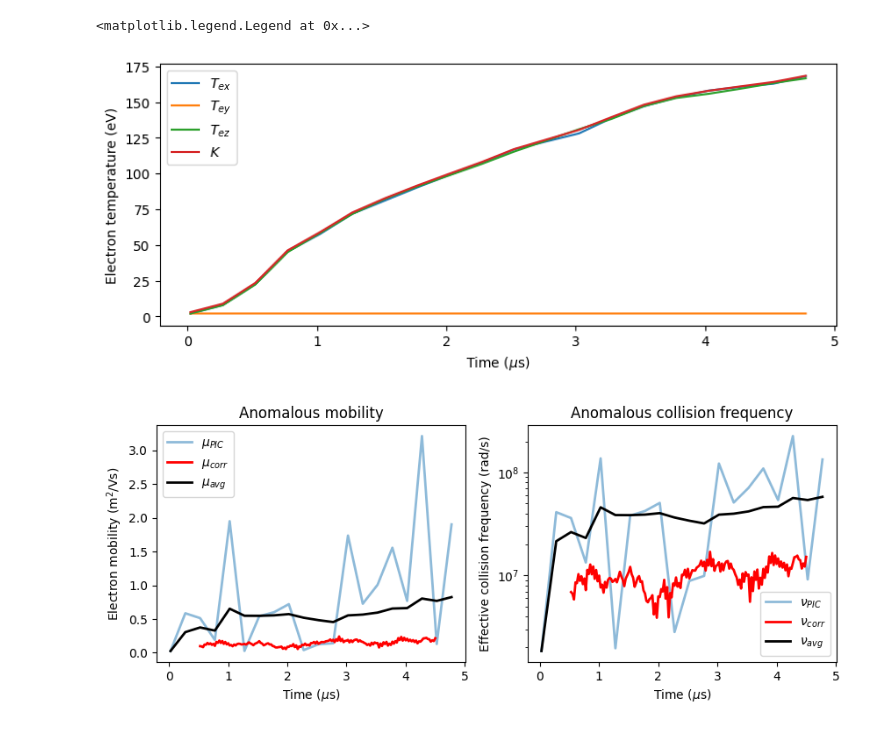
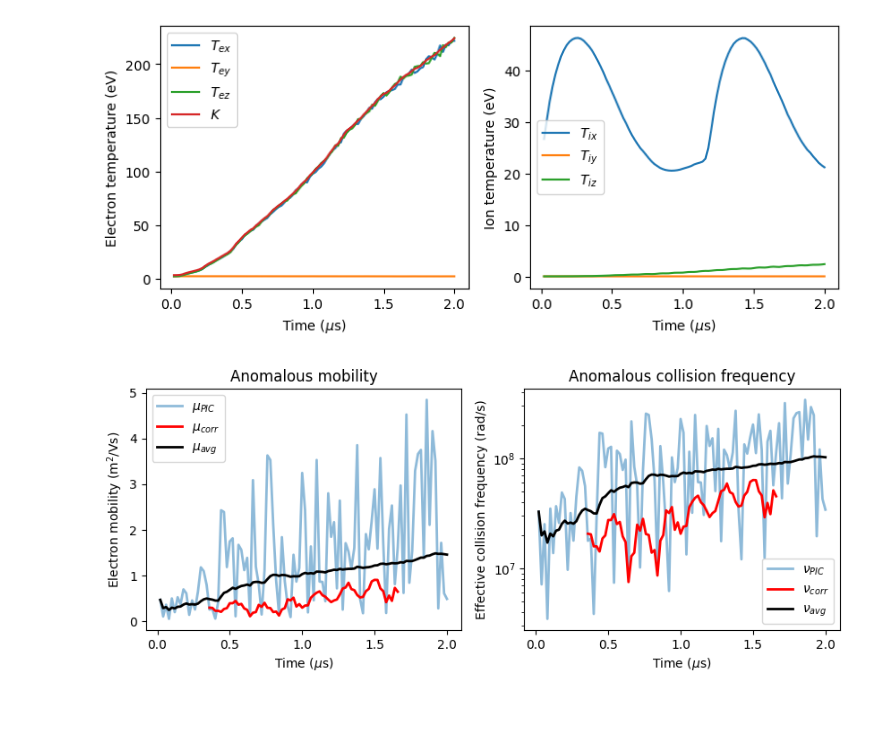
Before and after one commit to archermarx/ecdi-1d-bounded, a Jupyter notebook: analysis.ipynb, the cells around one changed output. Drawn from its saved outputs; the diff is of its cells as text; code cells hidden in the pictures.

```diff
--- a/analysis.ipynb
+++ b/analysis.ipynb
@@ -83,14 +83,20 @@ data = load_all_fields(files[1:])
 xmin_mm = data["x"][0] * 1000
 xmax_mm = data["x"][-1] * 1000
 
-windowsize_s = 1e-6
-start_time_s = 1e-6
-dt = data["t"][1] - data["t"][0]
+use_window = False
 
-N_window = round(windowsize_s / dt / 2)
-start_ind = round(start_time_s / dt)
+if (use_window):
+    windowsize_s = 1e-6
+    start_time_s = 1e-6
+    dt = data["t"][1] - data["t"][0]
 
-t_inds = range(start_ind - N_window ,start_ind + N_window)
+    N_window = round(windowsize_s / dt / 2)
+    start_ind = round(start_time_s / dt)
+
+    t_inds = range(start_ind - N_window ,start_ind + N_window)
+
+else:
+    t_inds = range(0, len(data["t"]))
 
 tmin_us = np.array(data["t"])[t_inds][0 ] * 1e6
 tmax_us = np.array(data["t"])[t_inds][-1] * 1e6
@@ -247,9 +253,9 @@ def analyze_particle_data(files):
         T_e[i, 1] = temperature(electrons["uy"], m_e)
         T_e[i, 2] = temperature(electrons["uz"], m_e)
 
-        #T_i[i, 0] = temperature(ions["ux"], m_i)
-        #T_i[i, 1] = temperature(ions["uy"], m_i)
-        #T_i[i, 2] = temperature(ions["uz"], m_i)
+        T_i[i, 0] = temperature(ions["ux"], m_i)
+        T_i[i, 1] = temperature(ions["uy"], m_i)
+        T_i[i, 2] = temperature(ions["uz"], m_i)
 
         ux[i] = np.mean(electrons["ux"])
         uz[i] = np.mean(electrons["uz"])
@@ -267,6 +273,6 @@ def analyze_particle_data(files):
         't': t, 'T_e': T_e, 'T_i': T_i, 'mobility': mobility, "K": K, "ux": ux / m_e, "uz": uz / m_e, "w": w
     }
 # %%
-reducedfiles = [files[ind] for ind in range(1, len(files), 10)]
+reducedfiles = [files[ind] for ind in range(1, len(files), 1)]
 results = analyze_particle_data(reducedfiles)
 # %% [output]
@@ -298,7 +301,7 @@ mobility = results['mobility']
 
 t_us = t * 1e6
 
-fig, ax1 = plt.subplots(1,1, figsize = (9, 3.5))
+fig, (ax1, ax2) = plt.subplots(1,2, figsize = (9, 3.5))
 ax1.set_xlabel("Time ($\mu$s)")
 ax1.set_ylabel("Electron temperature (eV)")
 ax1.plot(t_us, T_e[:, 0], label = "$T_{ex}$")
@@ -307,15 +310,14 @@ ax1.plot(t_us, T_e[:, 2], label = "$T_{ez}$")
 ax1.plot(t_us, results['K'], label = "$K$")
 ax1.legend()
 
-# ax2.set_xlabel("Time ($\mu$s)")
-# ax2.set_ylabel("Ion temperature (eV)")
-# ax2.plot(t_us, T_i[:, 0], label = r"$T_{ix}$")
-# ax2.plot(t_us, T_i[:, 1], label = r"$T_{iy}$")
-# ax2.plot(t_us, T_i[:, 2], label = r"$T_{iz}$")
-# ax2.legend();
+ax2.set_xlabel("Time ($\mu$s)")
+ax2.set_ylabel("Ion temperature (eV)")
+ax2.plot(t_us, T_i[:, 0], label = r"$T_{ix}$")
+ax2.plot(t_us, T_i[:, 1], label = r"$T_{iy}$")
+ax2.plot(t_us, T_i[:, 2], label = r"$T_{iz}$")
+ax2.legend();
 # %% [output]
-<matplotlib.legend.Legend at 0x...>
-[figure, old version]
+[figure, new version]
 # %%
 from scipy.integrate import simpson
 def mobility_autocorr(x, t, ne, E, windowsize):
@@ -339,28 +341,28 @@ def running_mean(x):
 kernel = np.ones(mobility.size) / mobility.size
 mu_running  = running_mean(mobility)
 # %%
-windowsize = round(len(files) / 5)
+windowsize = round(len(files) / 3)
 t_corr, mu_corr = mobility_autocorr(data["x"], data["t"], data["n_e"], data["E_z"], windowsize)
 
 (fig, (ax_mu, ax_nu)) = plt.subplots(1, 2, figsize = (10, 3.5))
 ax_mu.set_xlabel("Time ($\mu$s)")
 ax_mu.set_ylabel(r"Electron mobility (m$^2$/Vs)")
 ax_mu.plot(t_us, mobility, label = r"$\mu_{PIC}$", lw = 2, alpha = 0.5)
 ax_mu.plot(t_corr * 1e6, mu_corr, label = r"$\mu_{corr}$", lw = 2, color = "red")
 ax_mu.plot(t_us, mu_running, label = r"$\mu_{avg}$", lw = 2, color = "black")
 ax_mu.legend()
 ax_mu.set_title("Anomalous mobility")
 
 nu_over_mu = q_e / m_e * B_0**2
 ax_nu.set_xlabel("Time ($\mu$s)")
 ax_nu.set_ylabel("Effective collision frequency (rad/s)")
 ax_nu.semilogy(t_us, mobility * nu_over_mu, label = r"$\nu_{PIC}$", lw = 2, alpha = 0.5)
 ax_nu.semilogy(t_corr * 1e6, mu_corr * nu_over_mu, label = r"$\nu_{corr}$", lw = 2, color = "red")
 ax_nu.semilogy(t_us, mu_running * nu_over_mu, label = r"$\nu_{avg}$", lw = 2, color = "black")
 ax_nu.legend()
 ax_nu.set_title("Anomalous collision frequency");
 # %% [output]
-[figure, old version]
+[figure, new version]
 # %%
 [np.mean(mobility), np.mean(mu_corr)]
 # %% [output]
```
Also changed, not shown: parts of 6 cells of this notebook, 2 other files.
